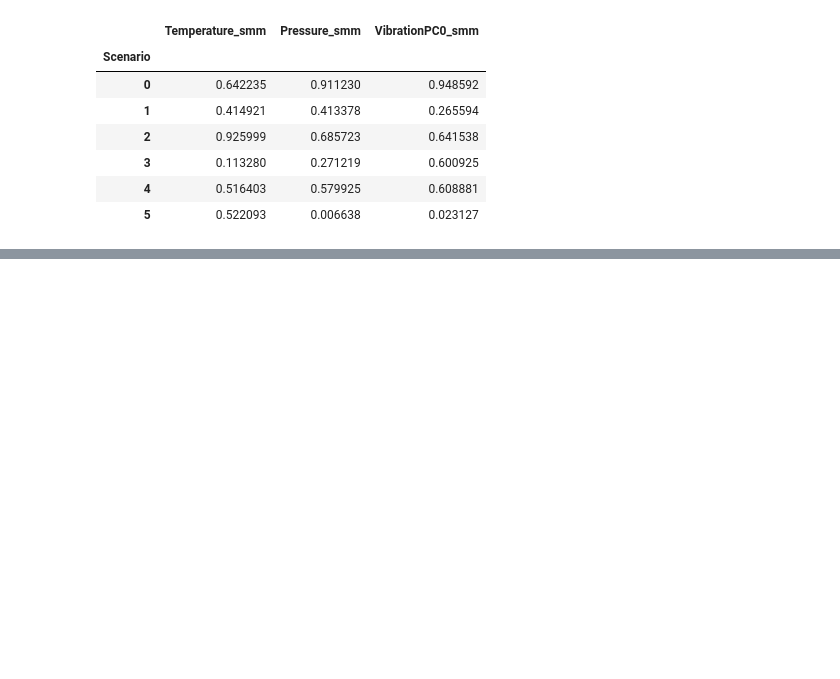
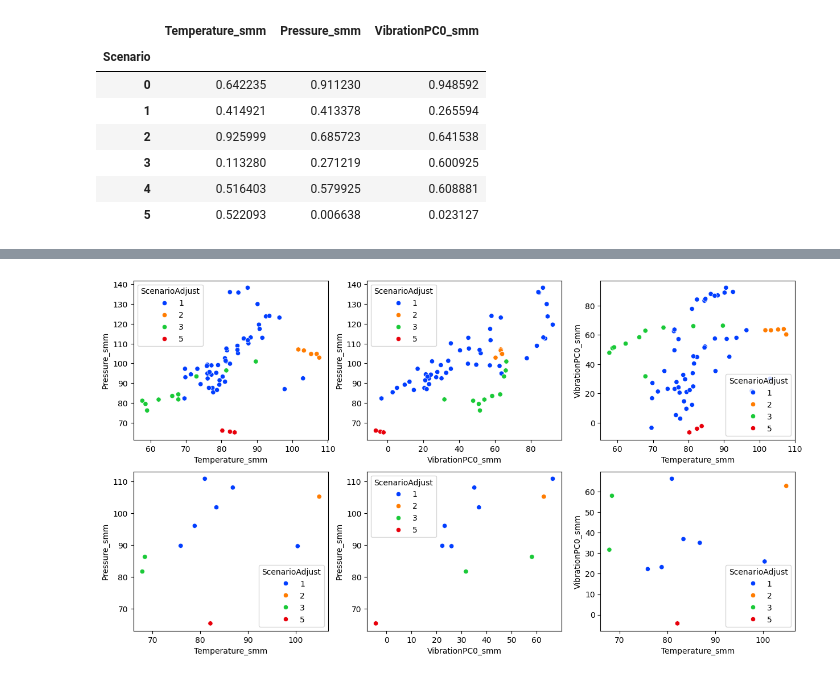
Before and after one commit to daniel64bit/failure-detection, a Jupyter notebook: notebooks/01_eda.ipynb, the cells around one changed output, grey strips where cells are left out. Cells and saved outputs as stored; diff of their text form; code cells hidden in the pictures; blank space fills up the shorter version.

Commit message:
dev: failure root cause

```diff
--- a/notebooks/01_eda.ipynb
+++ b/notebooks/01_eda.ipynb
@@ -1065,2 +1067,0 @@ All the measurements of each failure need to be categorized with the same root c
-# %%
-df_failure = df_oge[df_oge["Fail"]].copy()
@@ -1125,2 +1067,0 @@ df_features_full = df_features_full.reset_index()
-# %%
-df_failure = df_failure.merge(df_features_full[["StateID", "Scenario"]], on="StateID", how="left")
@@ -1161,0 +1118,7 @@ plt.show()
+# %%
+# workaround - taking only the fail start point
+df_scenarios = df_failure[df_failure["FailStart"]].copy()
+df_scenarios = df_scenarios.groupby("StateID", as_index=False)["Scenario"].agg(pd.Series.mode)
+df_scenarios = df_scenarios.rename({"Scenario": "ScenarioAdjust"}, axis=1)
+
+df_scenarios
@@ -1161,0 +1137,70 @@ plt.show()
+# %%
+# df_failure["ScenarioAdjust"] = df_failure.groupby("StateID")["Scenario"].transform(lambda x: x.value_counts().index[0])
+df_failure = df_failure.merge(df_scenarios, on="StateID", how="left")
+# %%
+_df_failure = df_failure.groupby(["StateID", "ScenarioAdjust"], as_index=False)[cluster_features].mean()
+# _df_failure = df_failure[df_failure["FailStart"]]
+
+fig, ax = plt.subplots(nrows=2, ncols=3)
+fig.set_figwidth(15)
+fig.set_figheight(8)
+
+sns.scatterplot(
+    df_failure,
+    x=cluster_features[0],
+    y=cluster_features[1],
+    hue="ScenarioAdjust",
+    palette="bright",
+    ax=ax[0][0],
+);
+
+sns.scatterplot(
+    df_failure,
+    x=cluster_features[2],
+    y=cluster_features[1],
+    hue="ScenarioAdjust",
+    palette="bright",
+    ax=ax[0][1]
+);
+
+sns.scatterplot(
+    df_failure,
+    x=cluster_features[0],
+    y=cluster_features[2],
+    hue="ScenarioAdjust",
+    palette="bright",
+    ax=ax[0][2]
+);
+
+sns.scatterplot(
+    _df_failure,
+    x=cluster_features[0],
+    y=cluster_features[1],
+    hue="ScenarioAdjust",
+    palette="bright",
+    ax=ax[1][0],
+);
+
+sns.scatterplot(
+    _df_failure,
+    x=cluster_features[2],
+    y=cluster_features[1],
+    hue="ScenarioAdjust",
+    palette="bright",
+    ax=ax[1][1]
+);
+
+sns.scatterplot(
+    _df_failure,
+    x=cluster_features[0],
+    y=cluster_features[2],
+    hue="ScenarioAdjust",
+    palette="bright",
+    ax=ax[1][2]
+);
+
+plt.show()
+
+# NOTE: Copy paste is bad, but it was for a better cause
+# %% [output]
+[figure, added]
```
Also changed, not shown: parts of 29 cells of this notebook.
